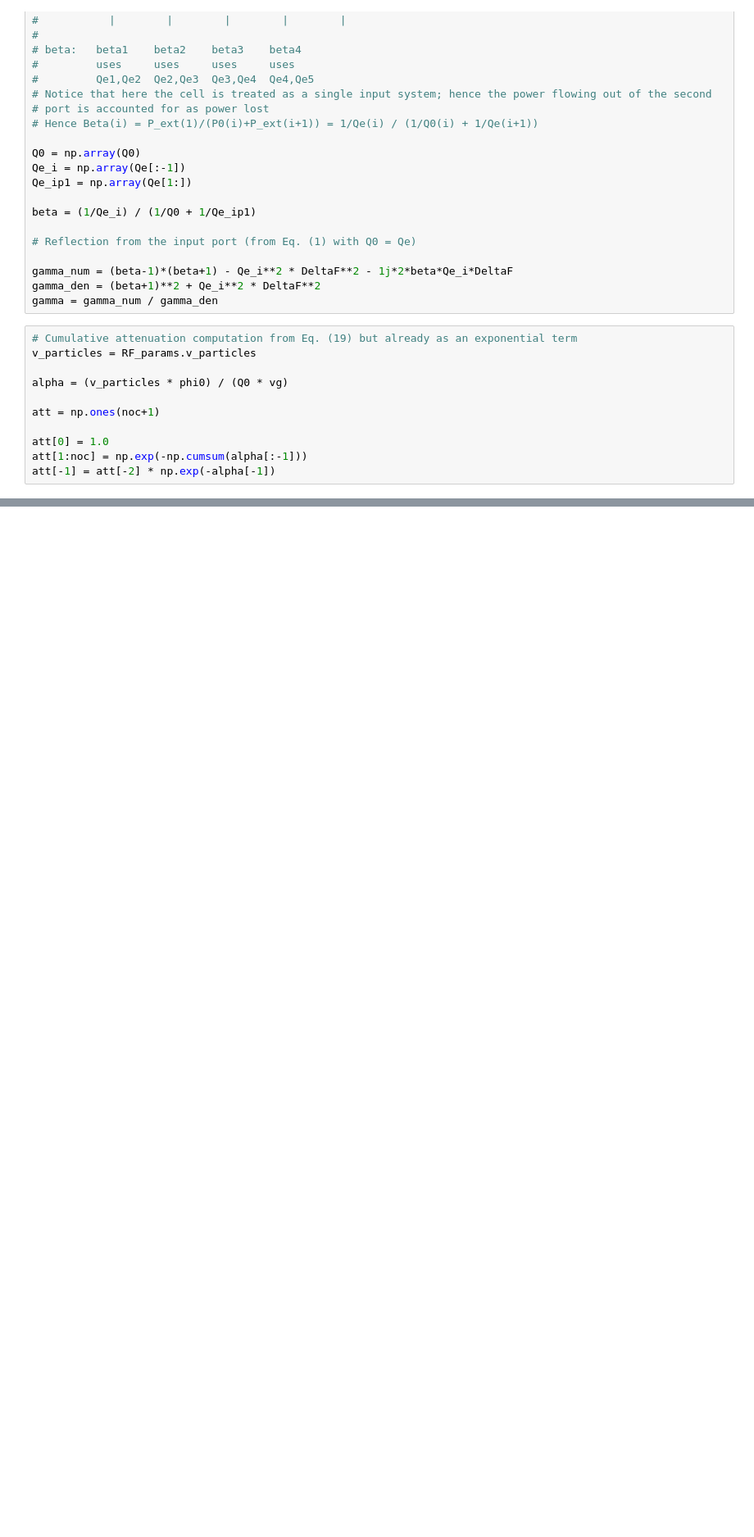
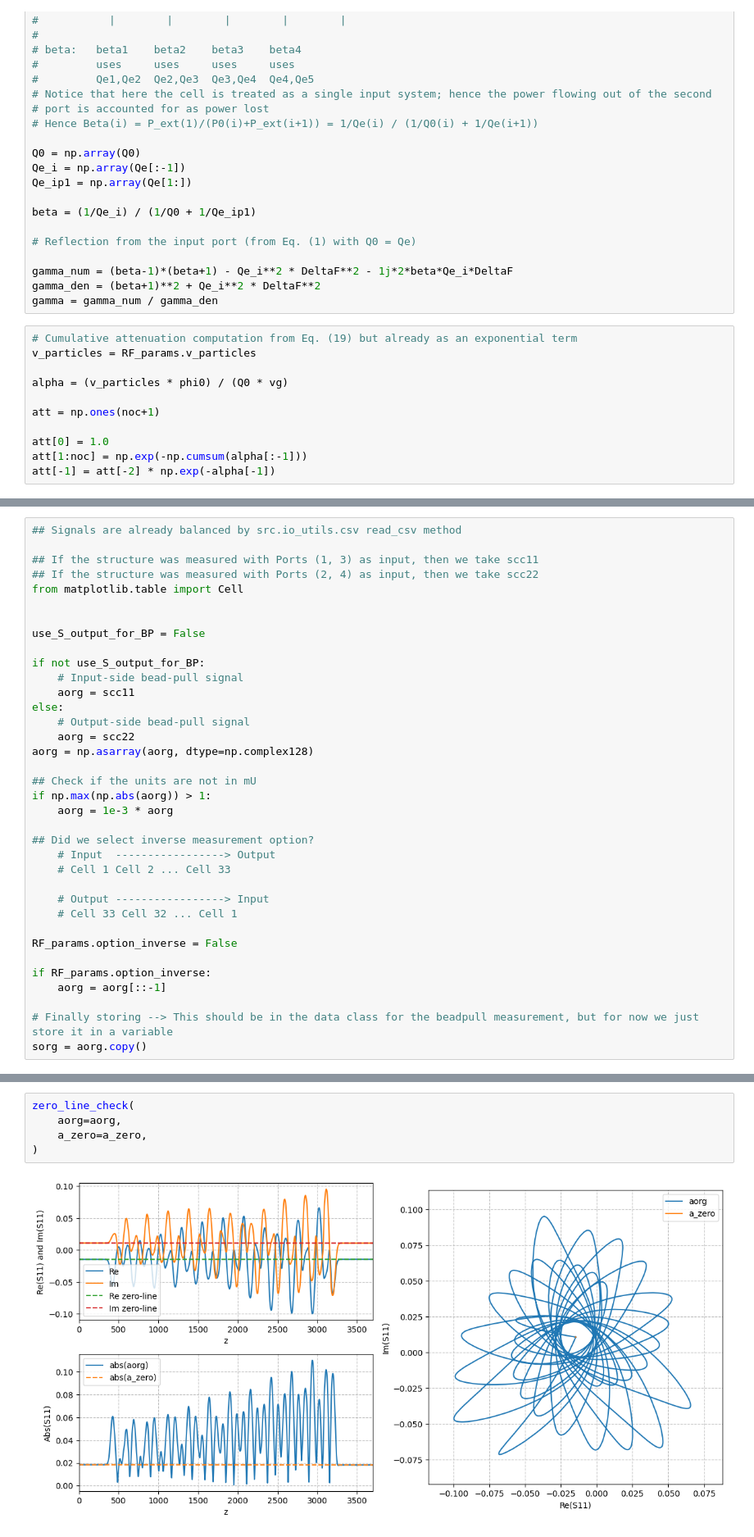
Before and after one commit to lsito/mast, a Jupyter notebook: notebook/Calculations_test.ipynb, the cells around one changed output, grey strips where cells are left out. Shown at 82% size. Drawn from its saved outputs; the diff is of its cells as text; blank space fills up the shorter version.

Commit message:
More calculations regarding bead pull scattering param

```diff
--- a/notebook/Calculations_test.ipynb
+++ b/notebook/Calculations_test.ipynb
@@ -132,0 +141,36 @@ Should be a routine to read and evaluate beadpull files
+# %%
+## Signals are already balanced by src.io_utils.csv read_csv method
+
+## If the structure was measured with Ports (1, 3) as input, then we take scc11
+## If the structure was measured with Ports (2, 4) as input, then we take scc22
+from matplotlib.table import Cell
+
+
+use_S_output_for_BP = False
+
+if not use_S_output_for_BP:
+    # Input-side bead-pull signal
+    aorg = scc11
+else:
+    # Output-side bead-pull signal
+    aorg = scc22
+aorg = np.asarray(aorg, dtype=np.complex128)
+
+## Check if the units are not in mU
+if np.max(np.abs(aorg)) > 1:
+    aorg = 1e-3 * aorg
+
+## Did we select inverse measurement option?
+    # Input  -----------------> Output
+    # Cell 1 Cell 2 ... Cell 33
+
+    # Output -----------------> Input
+    # Cell 33 Cell 32 ... Cell 1
+
+RF_params.option_inverse = False
+
+if RF_params.option_inverse:
+    aorg = aorg[::-1]
+
+# Finally storing --> This should be in the data class for the beadpull measurement, but for now we just store it in a variable
+sorg = aorg.copy()
@@ -132,0 +358,7 @@ Should be a routine to read and evaluate beadpull files
+# %%
+zero_line_check(
+    aorg=aorg,
+    a_zero=a_zero,
+)
+# %% [output]
+[figure, added]
```
Also changed, not shown: parts of 9 cells of this notebook.
